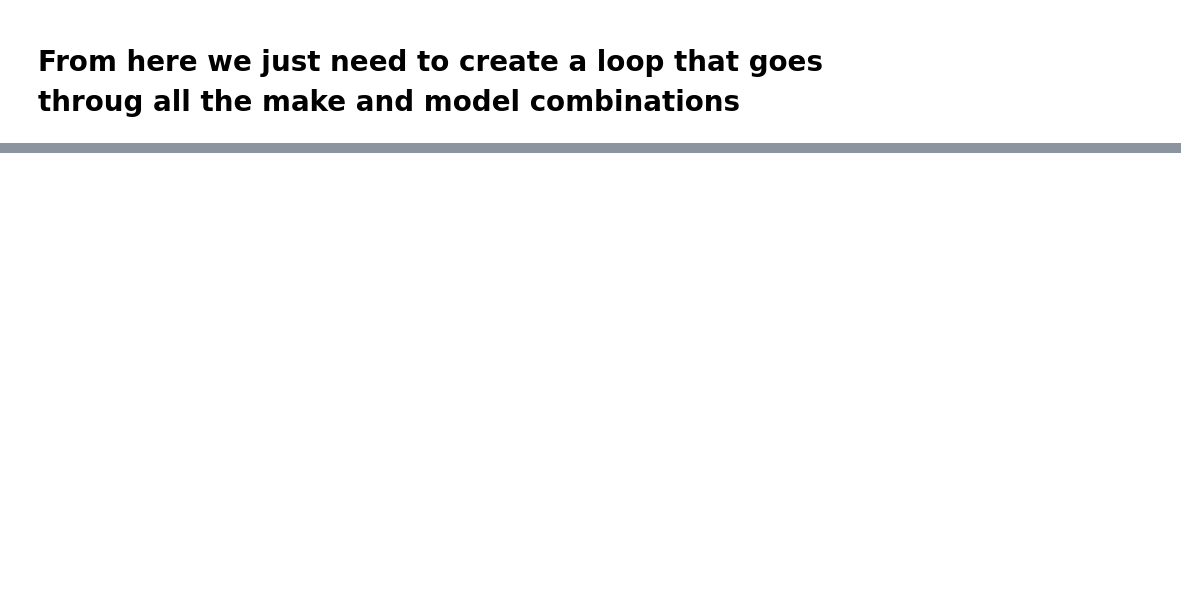
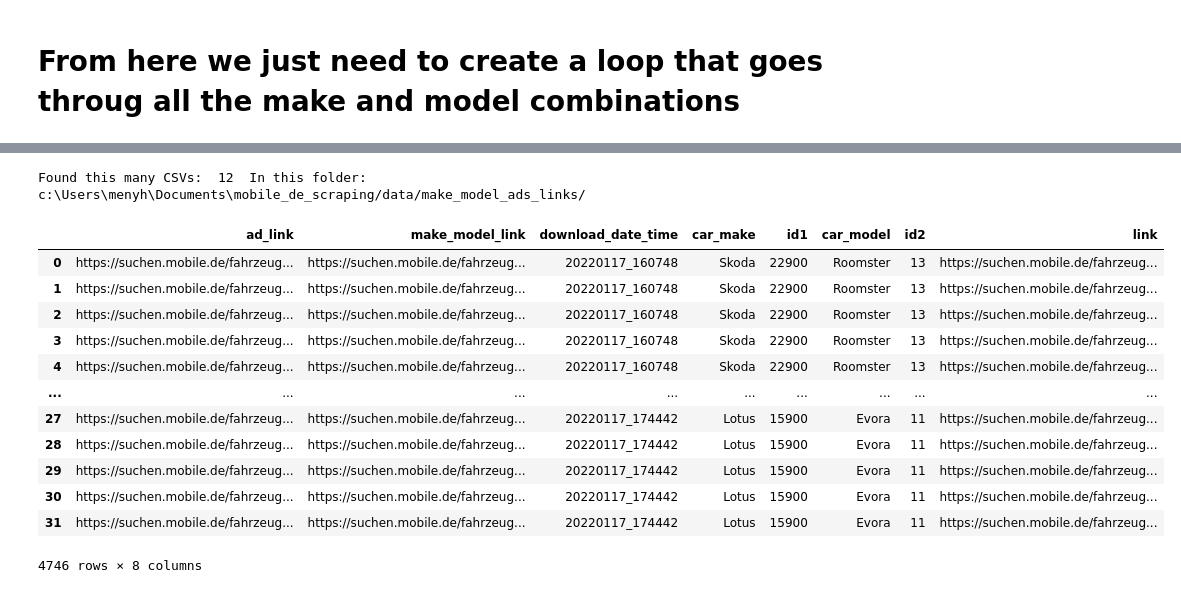
Before and after one commit to krinya/mobile_de_scraping, a Jupyter notebook: 02_get_links_from_one_page.ipynb, the cells around one changed output, grey strips where cells are left out. Cells and saved outputs as stored; diff of their text form; code cells hidden in the pictures; blank space fills up the shorter version.

```diff
--- a/02_get_links_from_one_page.ipynb
+++ b/02_get_links_from_one_page.ipynb
@@ -258,0 +308,34 @@ Driver [C:\Users\menyh\.wdm\drivers\chromedriver\win32\97.0.4692.71\chromedriver
+# %%
+# concatenate the dataframes in one folder to get one file (with different columns)
+def concatenate_dfs(indir, save_to_csv = True):
+
+
+    fileList=glob.glob(str(str(indir) + "*.csv"))
+    print("Found this many CSVs: ", len(fileList), " In this folder: ", str(os.getcwd()) + "/" + str(indir))
+
+    output_file = pd.concat([pd.read_csv(filename) for filename in fileList])
+
+    if save_to_csv:
+        output_file.to_csv("data/make_model_ads_links_concatinated.csv", index=False)
+
+    return(output_file)
+# %%
+make_model_ads_data = concatenate_dfs(indir= "data/make_model_ads_links/", save_to_csv = True)
+# %% [output]
+Found this many CSVs:  12  In this folder:  c:\Users\menyh\Documents\mobile_de_scraping/data/make_model_ads_links/
+# %%
+make_model_ads_data
+# %% [output]
+|  | ad_link | make_model_link | download_date_time | car_make | id1 | car_model | id2 | link |
+| 0 | https://suchen.mobile.de/fahrzeug... | https://suchen.mobile.de/fahrzeug... | 20220117_160748 | Skoda | 22900 | Roomster | 13 | https://suchen.mobile.de/fahrzeug... |
+| 1 | https://suchen.mobile.de/fahrzeug... | https://suchen.mobile.de/fahrzeug... | 20220117_160748 | Skoda | 22900 | Roomster | 13 | https://suchen.mobile.de/fahrzeug... |
+| 2 | https://suchen.mobile.de/fahrzeug... | https://suchen.mobile.de/fahrzeug... | 20220117_160748 | Skoda | 22900 | Roomster | 13 | https://suchen.mobile.de/fahrzeug... |
+| 3 | https://suchen.mobile.de/fahrzeug... | https://suchen.mobile.de/fahrzeug... | 20220117_160748 | Skoda | 22900 | Roomster | 13 | https://suchen.mobile.de/fahrzeug... |
+| 4 | https://suchen.mobile.de/fahrzeug... | https://suchen.mobile.de/fahrzeug... | 20220117_160748 | Skoda | 22900 | Roomster | 13 | https://suchen.mobile.de/fahrzeug... |
+| ... | ... | ... | ... | ... | ... | ... | ... | ... |
+| 27 | https://suchen.mobile.de/fahrzeug... | https://suchen.mobile.de/fahrzeug... | 20220117_174442 | Lotus | 15900 | Evora | 11 | https://suchen.mobile.de/fahrzeug... |
+| 28 | https://suchen.mobile.de/fahrzeug... | https://suchen.mobile.de/fahrzeug... | 20220117_174442 | Lotus | 15900 | Evora | 11 | https://suchen.mobile.de/fahrzeug... |
+| 29 | https://suchen.mobile.de/fahrzeug... | https://suchen.mobile.de/fahrzeug... | 20220117_174442 | Lotus | 15900 | Evora | 11 | https://suchen.mobile.de/fahrzeug... |
+| 30 | https://suchen.mobile.de/fahrzeug... | https://suchen.mobile.de/fahrzeug... | 20220117_174442 | Lotus | 15900 | Evora | 11 | https://suchen.mobile.de/fahrzeug... |
+| 31 | https://suchen.mobile.de/fahrzeug... | https://suchen.mobile.de/fahrzeug... | 20220117_174442 | Lotus | 15900 | Evora | 11 | https://suchen.mobile.de/fahrzeug... |
+4746 rows × 8 columns
```
Also changed, not shown: parts of 13 cells of this notebook, 12 other files.
